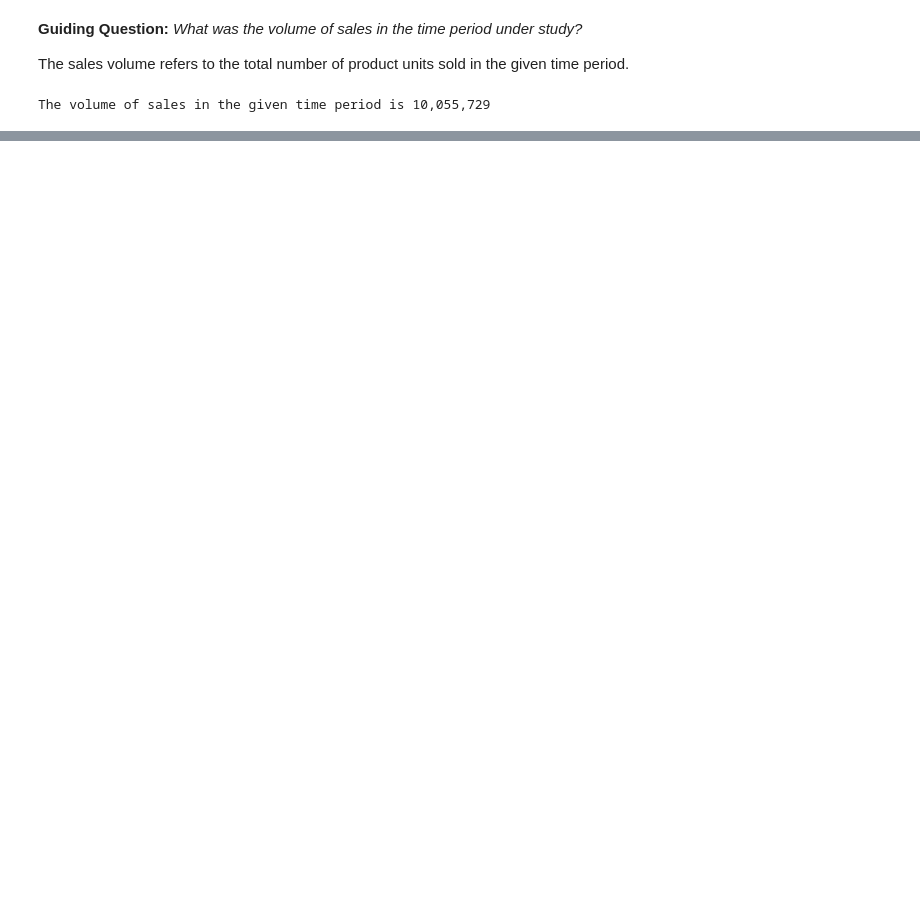
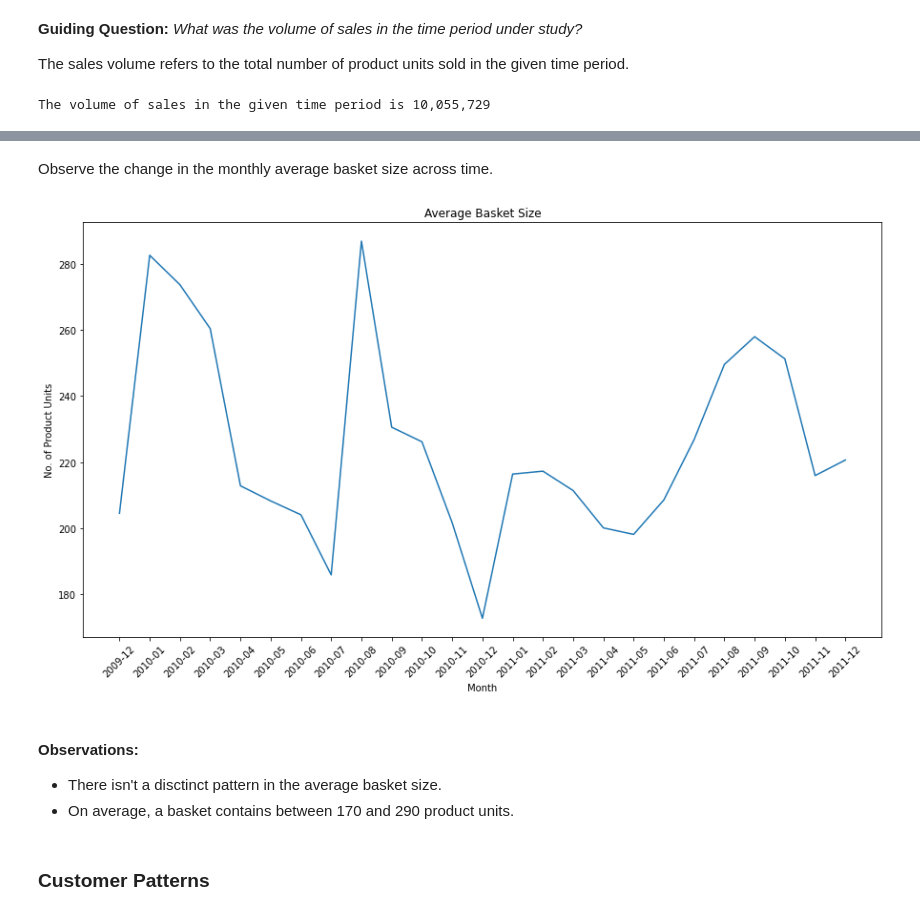
Before and after one commit to mwaurahmn/clv_rfm, a Jupyter notebook: Sales Analysis.ipynb, the cells around one changed output, grey strips where cells are left out. Cells and saved outputs as stored; diff of their text form; code cells hidden in the pictures; blank space fills up the shorter version.

```diff
--- a/Sales Analysis.ipynb
+++ b/Sales Analysis.ipynb
@@ -128,0 +221,7 @@ A total of 41 countries were reached
+# %%
+# Group and count products per invoice
+basket_size = df.groupby(['InvoiceDate','Invoice'])['Quantity'].sum().reset_index()
+
+# Rename StockCode column
+basket_size = basket_size.rename(columns={'Quantity': 'No_of_Prod_Units'})
+basket_size.head()
@@ -128,0 +235,29 @@ A total of 41 countries were reached
+# %% [markdown]
+Observe the change in the monthly average basket size across time.
+# %%
+# Aggregate monthly data
+basket_size['Month_Year'] = basket_size['InvoiceDate'].dt.to_period('M')
+agg_basket_size = basket_size.groupby(['Month_Year']).agg({'Invoice': 'count', 'No_of_Prod_Units': 'sum'}).reset_index()
+
+# Compute average
+agg_basket_size['Avg_Basket_Size'] = agg_basket_size['No_of_Prod_Units'] / agg_basket_size['Invoice']
+
+# Visualize
+fig, ax = dep.plt.subplots(figsize=(15, 8))
+agg_basket_size['Month_Year'] = agg_basket_size['Month_Year'].dt.to_timestamp('s').dt.strftime('%Y-%m')
+ax.plot(agg_basket_size['Month_Year'], agg_basket_size['Avg_Basket_Size'])
+ax.set_title('Average Basket Size')
+ax.set_xlabel('Month')
+ax.set_ylabel('No. of Product Units')
+ax.tick_params(axis = 'x', rotation = 45)
+dep.plt.savefig('images/avg_basket_size.png')
+dep.plt.show()
+# %% [output]
+[figure, added]
+# %% [markdown]
+#### Observations:
+
+- There isn't a disctinct pattern in the average basket size.
+- On average, a basket contains between 170 and 290 product units.
+# %% [markdown]
+### Customer Patterns
```
Also changed, not shown: parts of 44 cells of this notebook, 3 other files.
